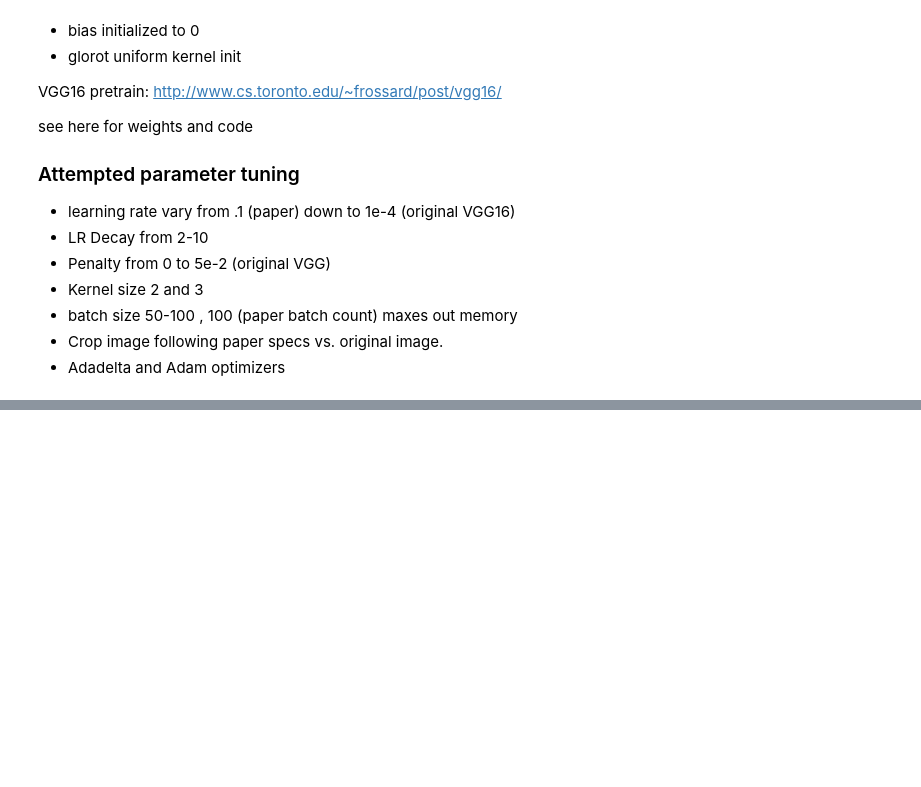
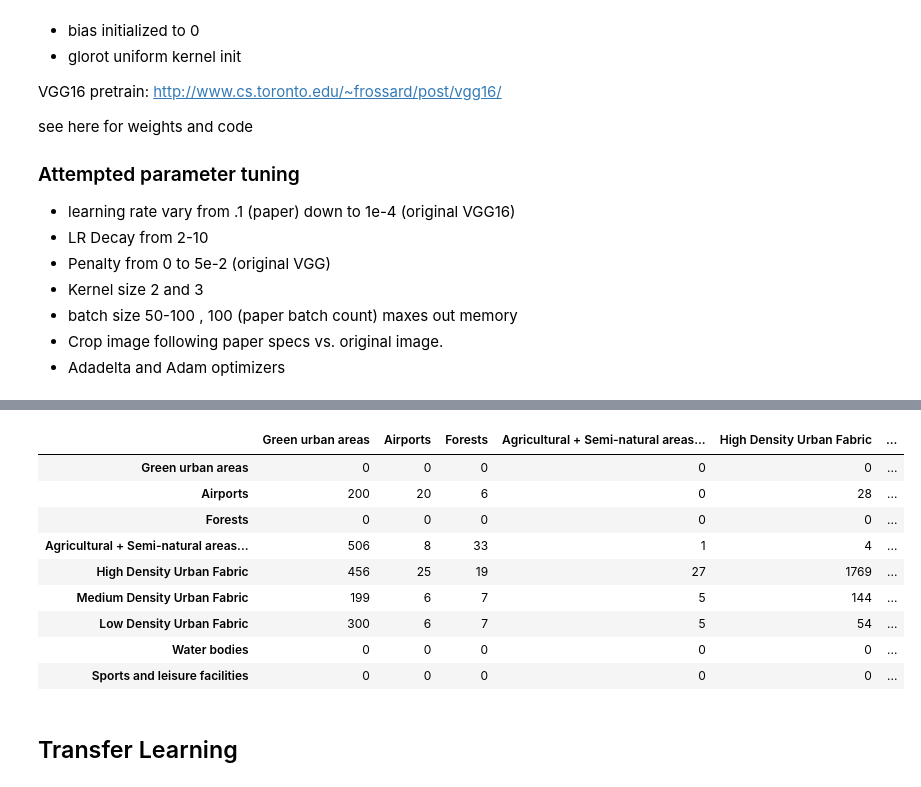
Before and after one commit to sar2160/ecbm4040-finalproject, a Jupyter notebook: CNN Project-Training.ipynb, the cells around one changed output, grey strips where cells are left out. Cells and saved outputs as stored; diff of their text form; code cells hidden in the pictures; blank space fills up the shorter version.

```diff
--- a/CNN Project-Training.ipynb
+++ b/CNN Project-Training.ipynb
@@ -89,12 +89,12 @@ train_augmenter = ImageDataGenerator(
 
 test_augmenter = ImageDataGenerator(rescale=1./255)
 # %%
-train_generator      = generator_from_file('data/train.csv', image_generator= None, balance=None, \
+train_generator      = generator_from_file('data/train.csv', image_generator= None, balance=1, \
                             batch_size = 50, seed=26, new_img_shape= (224,224), \
                             class_dict=class2label, shuffle=True, channels="RGB",
                             downsample=True, crop= 42, batch_type = 'training', one_hot = False)
 
-validation_generator = generator_from_file('data/train.csv', image_generator= None, balance=None, \
+validation_generator = generator_from_file('data/train.csv', image_generator= None, balance=1, \
                         batch_size = 50, seed=26, new_img_shape= (224,224), \
                         class_dict=class2label, shuffle=True, channels="RGB",
                         downsample=False, crop = 42, batch_type = 'validation', one_hot = False)
@@ -289,0 +296,5 @@ with tf.Session() as sess:
+# %%
+
+model1_labels , model1_preds, model1_accuracy = calculate_stats(test_generator,\
+                                                'VGG16_Albert_1513550345',
+                                                iters = 50)
@@ -289,0 +348,15 @@ with tf.Session() as sess:
+# %%
+DataFrame(confusion_matrix(list(model1_preds),list(model1_labels)), index=classes[:9], columns=classes[:9])
+# %% [output]
+|  | Green urban areas | Airports | Forests | Agricultural + Semi-natural areas... | High Density Urban Fabric | ... |
+| Green urban areas | 0 | 0 | 0 | 0 | 0 | ... |
+| Airports | 200 | 20 | 6 | 0 | 28 | ... |
+| Forests | 0 | 0 | 0 | 0 | 0 | ... |
+| Agricultural + Semi-natural areas... | 506 | 8 | 33 | 1 | 4 | ... |
+| High Density Urban Fabric | 456 | 25 | 19 | 27 | 1769 | ... |
+| Medium Density Urban Fabric | 199 | 6 | 7 | 5 | 144 | ... |
+| Low Density Urban Fabric | 300 | 6 | 7 | 5 | 54 | ... |
+| Water bodies | 0 | 0 | 0 | 0 | 0 | ... |
+| Sports and leisure facilities | 0 | 0 | 0 | 0 | 0 | ... |
+# %% [markdown]
+## Transfer Learning
```
Also changed, not shown: parts of 22 cells of this notebook, 2 other files.
